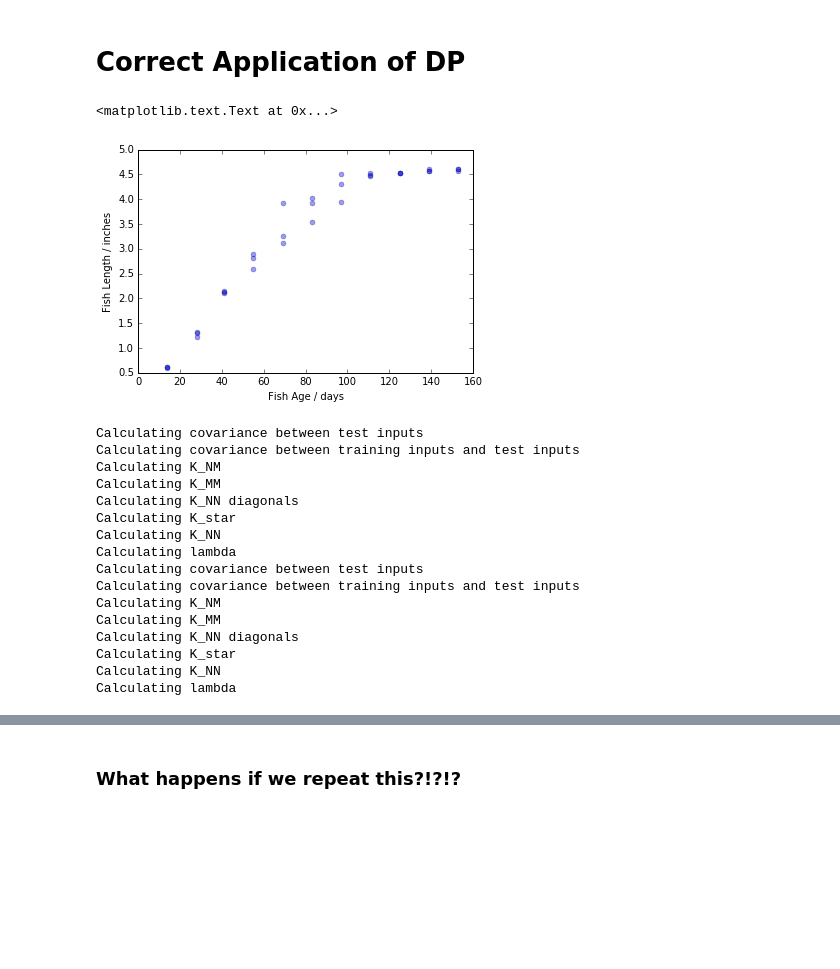
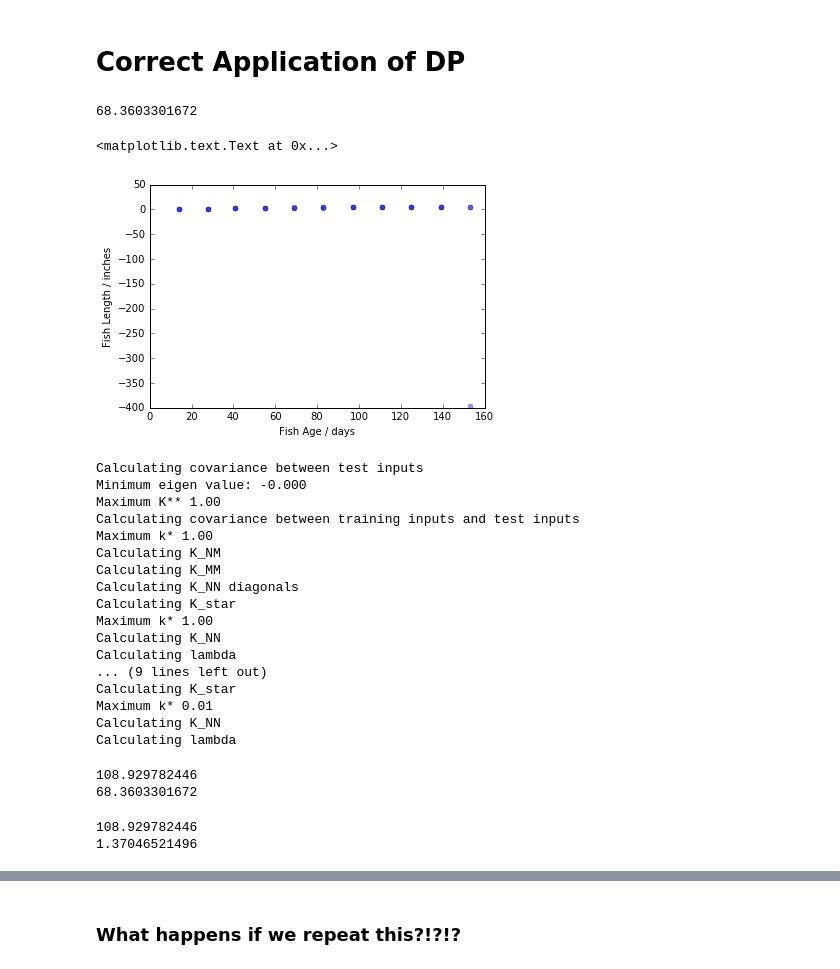
Before and after one commit to lionfish0/dp, a Jupyter notebook: Improved Bound Constraint differing across domain.ipynb, the cells around one changed output, grey strips where cells are left out. Cells and saved outputs as stored; diff of their text form; code cells hidden in the pictures; blank space fills up the shorter version.

Commit message:
Fixed bugs, moved out normalisation

```diff
--- a/Improved Bound Constraint differing across domain.ipynb
+++ b/Improved Bound Constraint differing across domain.ipynb
@@ -497,23 +396,26 @@ array([ 4.6  ,  4.6  ,  4.566])
 # %%
 import dp4gp_datasets as datasets
 import dp4gp
 import GPy
 import pandas as pd
 import matplotlib.pyplot as plt
 import numpy as np
 %matplotlib inline
 
 fishdata = datasets.load_fishlength()
 
 X = fishdata[:,1] #age of fishes (days)
 Y = fishdata[:,3] #length of fishes (inches)
+Y[-1]-=400
+print np.std(Y)
 #X = X+np.random.randn(X.shape[0])*3.0 #adding some jitter to the dataset for demo purposes
 plt.plot(X,Y,'o',alpha=0.4,markersize=5)
 plt.xlabel('Fish Age / days')
 plt.ylabel('Fish Length / inches')
 # %% [output]
-<matplotlib.text.Text at 0x...>
+68.3603301672
+<matplotlib.text.Text at 0x...>
-[figure, old version]
+[figure, new version]
 # %%
 test_inputs = np.arange(0,300,1)
 pseudo_inputs = np.array([0,120])
@@ -528,26 +430,41 @@ test_inputs = np.hstack([test_inputs,X])
 # %%
 test_cov, normal_msense, pseudo_msense, normal_peroutput_msense, pseudo_peroutput_msense, normal_mu, pseudo_mu, K_normal, K_pseudo, normal_covars = dp4gp.get_noise_scale(Y,test_inputs,X,pseudo_inputs,lengthscales,sigma,calc_normal=True)
 scalings = {}
+print np.max(normal_peroutput_msense)
+normal_peroutput_msense /= 5.0 #np.max(normal_peroutput_msense)
 for i,o in zip(test_inputs,normal_peroutput_msense):
     scalings[i] = o
 new_test_cov, new_normal_msense, new_pseudo_msense, new_normal_peroutput_msense, new_pseudo_peroutput_msense, new_normal_mu, new_pseudo_mu, new_K_normal, new_K_pseudo, new_normal_covars = dp4gp.get_noise_scale(Y,test_inputs,X,pseudo_inputs,lengthscales,sigma,scale=scalings,calc_normal=True)
 # %% [output]
 Calculating covariance between test inputs
+Minimum eigen value: -0.000
+Maximum K** 1.00
 Calculating covariance between training inputs and test inputs
+Maximum k* 1.00
 Calculating K_NM
 Calculating K_MM
 Calculating K_NN diagonals
 Calculating K_star
+Maximum k* 1.00
 Calculating K_NN
 Calculating lambda
-Calculating covariance between test inputs
-Calculating covariance between training inputs and test inputs
-Calculating K_NM
-Calculating K_MM
-Calculating K_NN diagonals
+... (9 lines left out)
 Calculating K_star
+Maximum k* 0.01
 Calculating K_NN
 Calculating lambda
+# %%
+print normal_msense
+print np.std(Y)
+# %% [output]
+108.929782446
+68.3603301672
+# %%
+print normal_msense
+print np.std(Y)
+# %% [output]
+108.929782446
+1.37046521496
 # %%
 msense = np.max(new_normal_peroutput_msense)
 print msense
```
Also changed, not shown: parts of 27 cells of this notebook, 1 other file.
